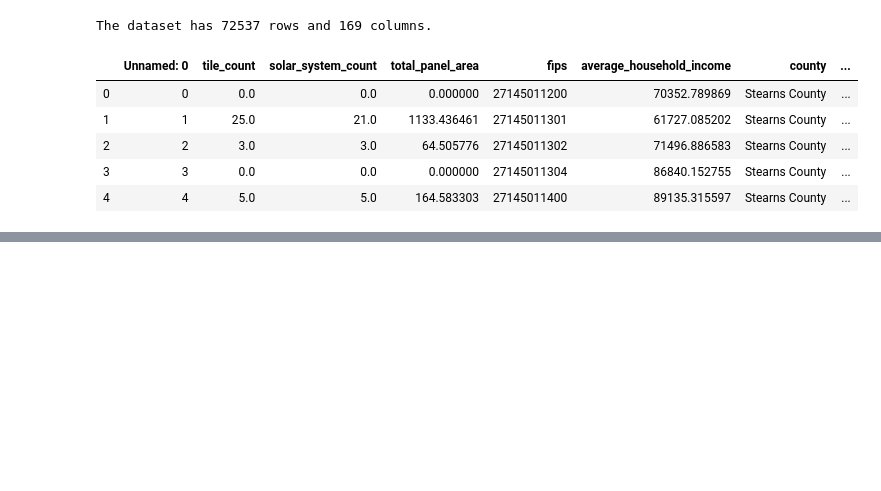
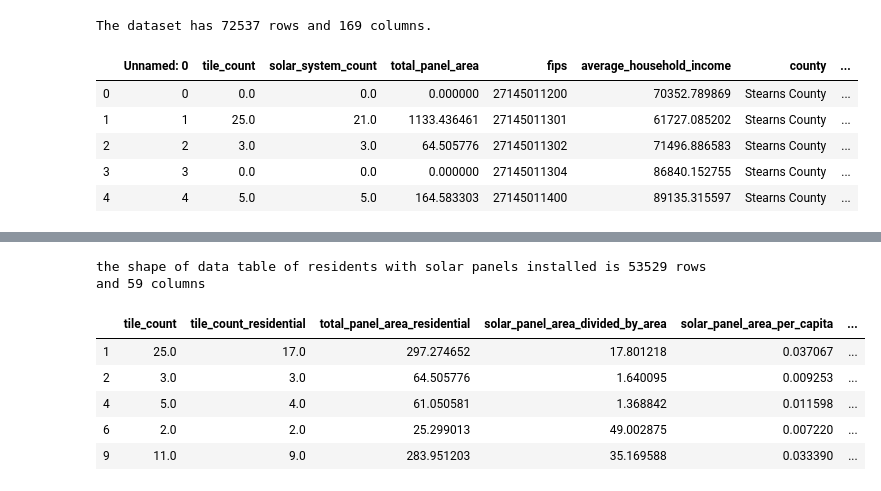
Before and after one commit to zs19930830/CMPE255, a Jupyter notebook: src/DeepSolarAnalysis.ipynb, the cells around one changed output, grey strips where cells are left out. Saved outputs shown, nothing was run; the diff lists cells and outputs as text; code cells hidden in the pictures; blank space fills up the shorter version.

```diff
--- a/src/DeepSolarAnalysis.ipynb
+++ b/src/DeepSolarAnalysis.ipynb
@@ -23,0 +107,15 @@ Histogram of Solar Panel Counts
+# %%
+# residential area that deployed solar system
+data = data.loc[data['tile_count_residential'] > 0]
+print('the shape of data table of residents with solar panels installed is %d rows and %d columns' % (data.shape[0], data.shape[1]))
+# %% [output]
+the shape of data table of residents with solar panels installed is 53529 rows and 59 columns
+# %%
+data.head()
+# %% [output]
+|  | tile_count | tile_count_residential | total_panel_area_residential | solar_panel_area_divided_by_area | solar_panel_area_per_capita | ... |
+| 1 | 25.0 | 17.0 | 297.274652 | 17.801218 | 0.037067 | ... |
+| 2 | 3.0 | 3.0 | 64.505776 | 1.640095 | 0.009253 | ... |
+| 4 | 5.0 | 4.0 | 61.050581 | 1.368842 | 0.011598 | ... |
+| 6 | 2.0 | 2.0 | 25.299013 | 49.002875 | 0.007220 | ... |
+| 9 | 11.0 | 9.0 | 283.951203 | 35.169588 | 0.033390 | ... |
```
Also changed, not shown: parts of 9 cells of this notebook.
